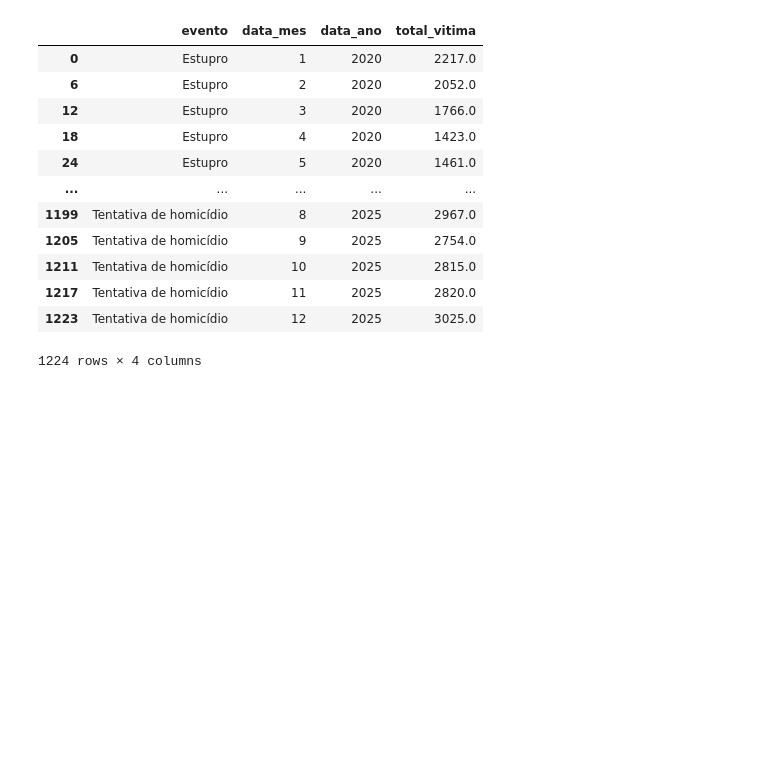
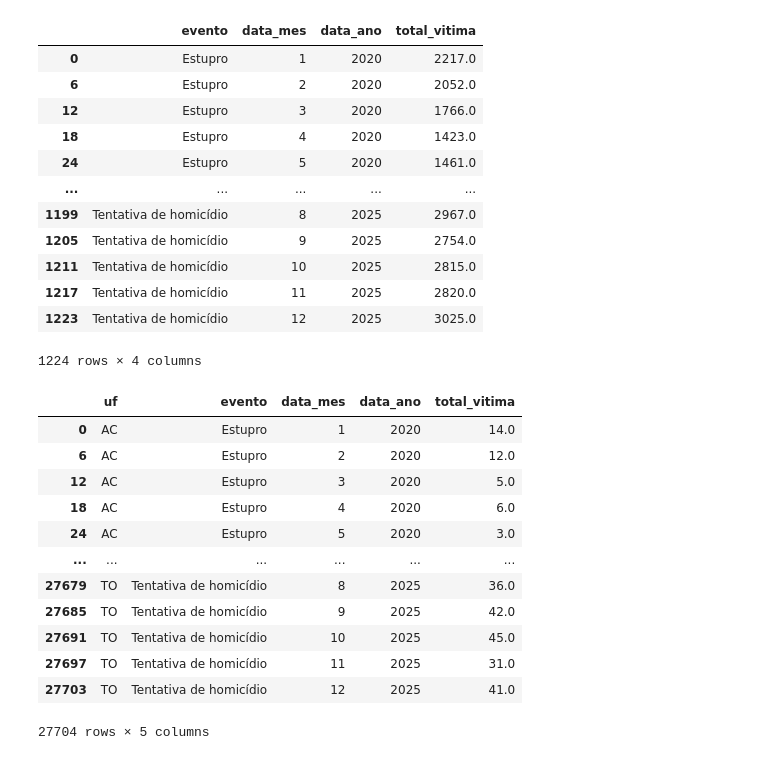
Before and after one commit to Marcelo-Silvestre/MVP_Machine_Learning_Analytics_PUCRIO_40530010056_20260_01, a Jupyter notebook: Notebooks/MVP_Machine_Learning_Previsao_Ocorrencias_Criminais_2.ipynb, the cells around one changed output. Drawn from its saved outputs; the diff is of its cells as text; code cells hidden in the pictures; blank space fills up the shorter version.

```diff
--- a/Notebooks/MVP_Machine_Learning_Previsao_Ocorrencias_Criminais_2.ipynb
+++ b/Notebooks/MVP_Machine_Learning_Previsao_Ocorrencias_Criminais_2.ipynb
@@ -107,3 +107,20 @@ df_vitimas_BR
 | 1217 | Tentativa de homicídio | 11 | 2025 | 2820.0 |
 | 1223 | Tentativa de homicídio | 12 | 2025 | 3025.0 |
 1224 rows × 4 columns
+# %%
+df_vitimas_UF = df_vitimas.groupby(['uf','evento','data_mes','data_ano'])['total_vitima'].sum().reset_index().sort_values(['evento','data_ano'])
+df_vitimas_UF
+# %% [output]
+|  | uf | evento | data_mes | data_ano | total_vitima |
+| 0 | AC | Estupro | 1 | 2020 | 14.0 |
+| 6 | AC | Estupro | 2 | 2020 | 12.0 |
+| 12 | AC | Estupro | 3 | 2020 | 5.0 |
+| 18 | AC | Estupro | 4 | 2020 | 6.0 |
+| 24 | AC | Estupro | 5 | 2020 | 3.0 |
+| ... | ... | ... | ... | ... | ... |
+| 27679 | TO | Tentativa de homicídio | 8 | 2025 | 36.0 |
+| 27685 | TO | Tentativa de homicídio | 9 | 2025 | 42.0 |
+| 27691 | TO | Tentativa de homicídio | 10 | 2025 | 45.0 |
+| 27697 | TO | Tentativa de homicídio | 11 | 2025 | 31.0 |
+| 27703 | TO | Tentativa de homicídio | 12 | 2025 | 41.0 |
+27704 rows × 5 columns
```
